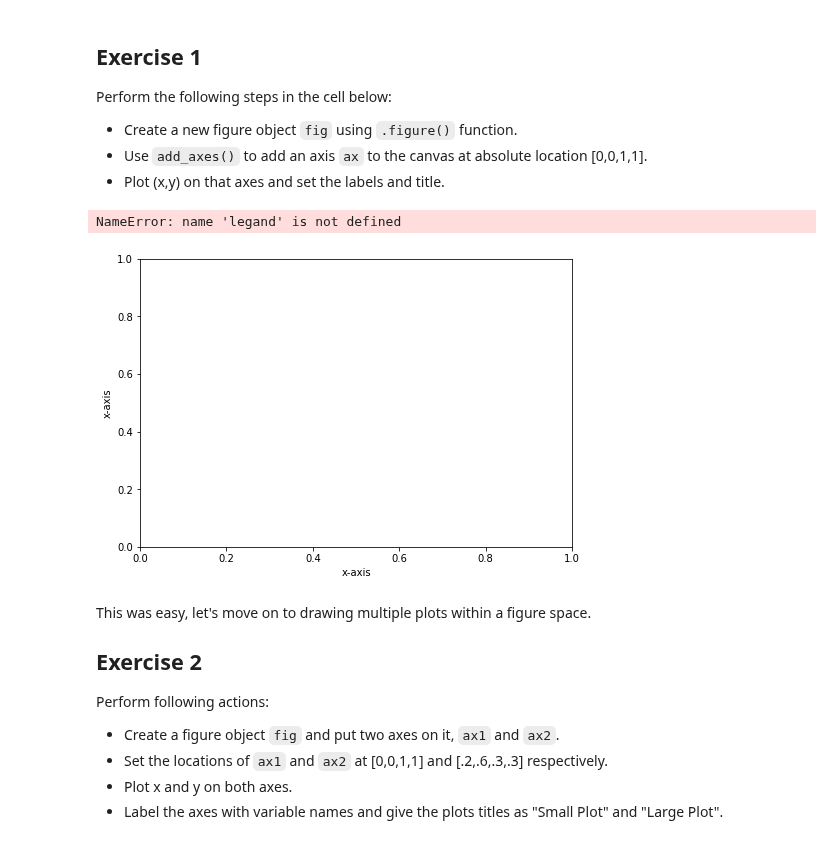
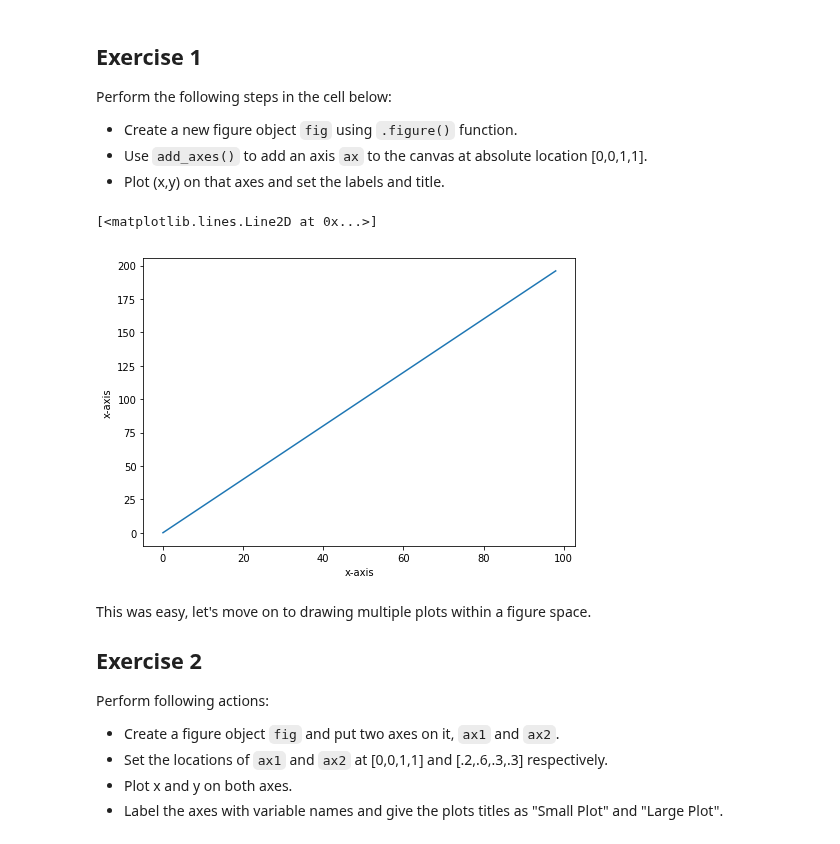
Before and after one commit to elenasm7/ds-matplotlib-intro-lab-nyc-ds-career-012819, a Jupyter notebook: index.ipynb, the cells around one changed output. Cells and saved outputs as stored; diff of their text form; code cells hidden in the pictures.

```diff
--- a/index.ipynb
+++ b/index.ipynb
@@ -67,13 +67,12 @@ Perform the following steps in the cell below:
 # %%
 fig = plt.figure()
 ax = fig.add_axes([0,0,1,1])
 plt.xlabel('x-axis')
 plt.ylabel('x-axis')
-plt.plot()
 ax.plot(x,y)
 # %% [output]
-NameError: name 'legand' is not defined
+[<matplotlib.lines.Line2D at 0x...>]
-[figure, old version]
+[figure, new version]
 # %% [markdown]
 This was easy, let's move on to drawing multiple plots within a figure space.
 
```
